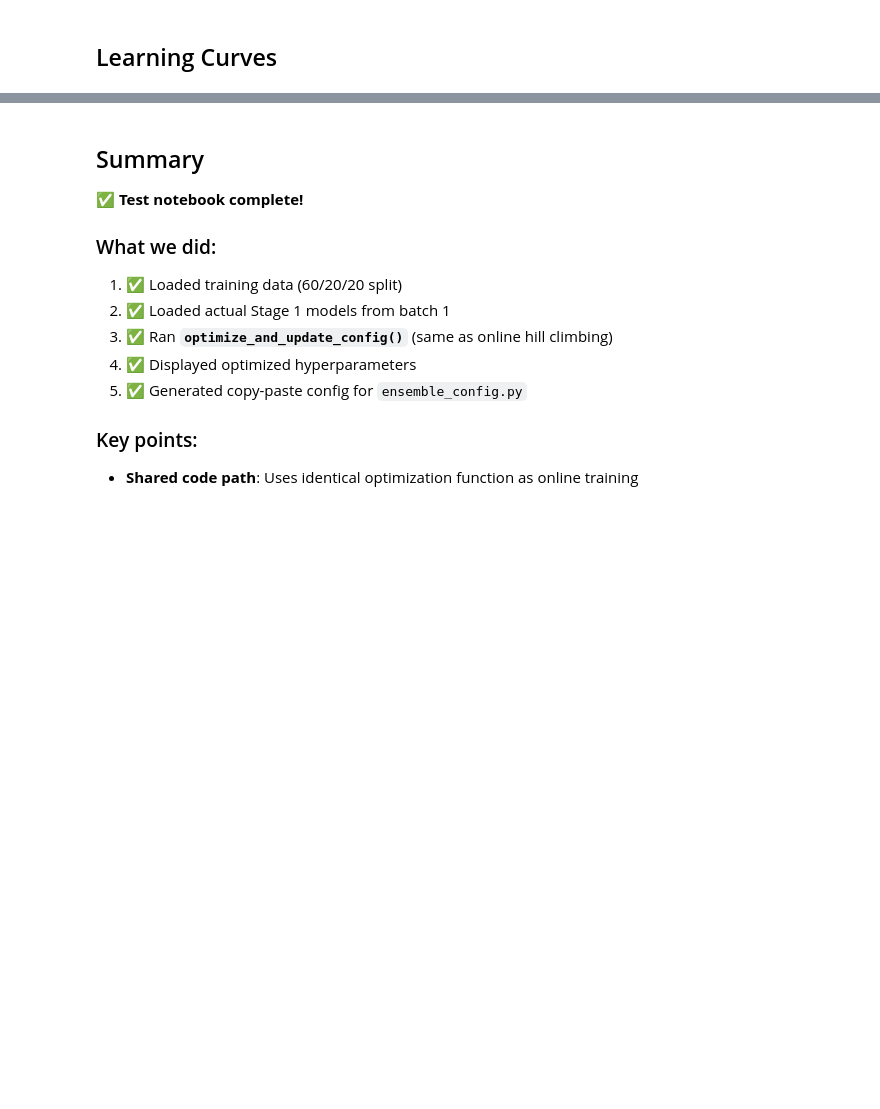
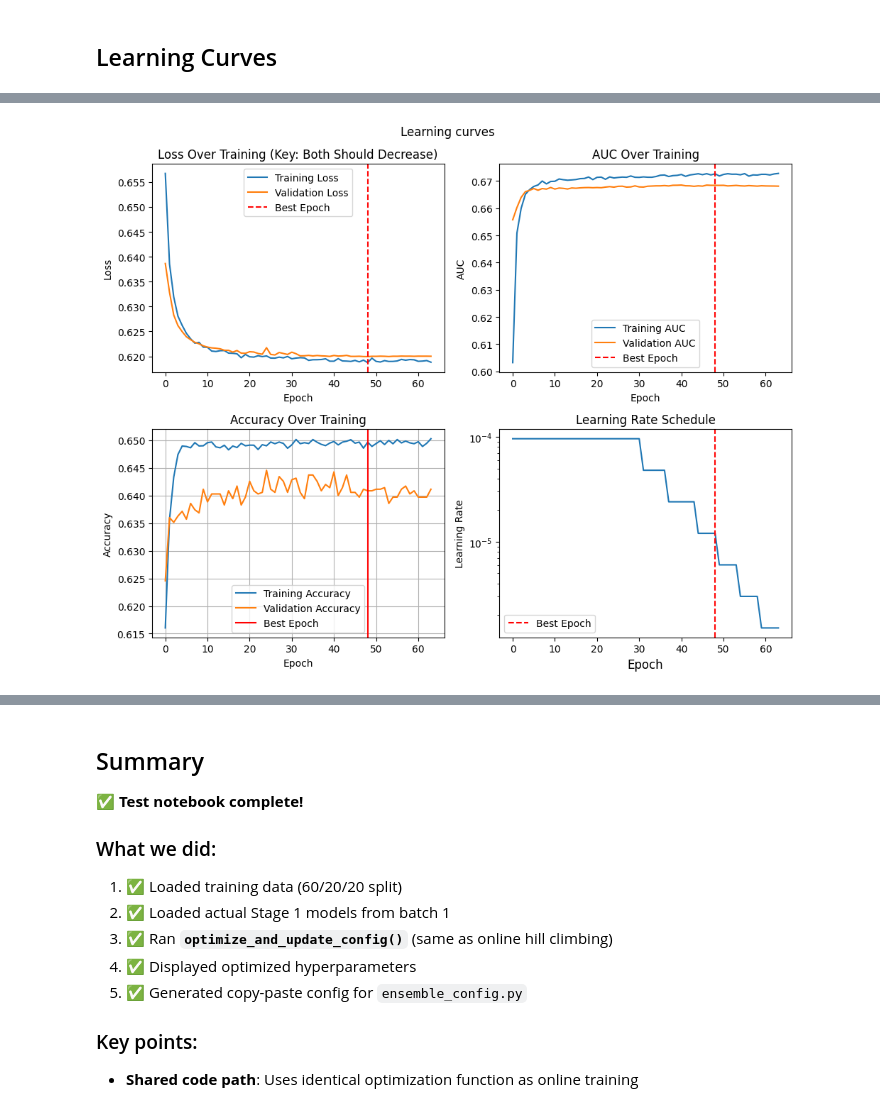
Before and after one commit to gperdrizet/diabetes-prediction, a Jupyter notebook: notebooks/02.2-stage2_dnn_tuning.ipynb, the cells around one changed output, grey strips where cells are left out. Saved outputs shown, nothing was run; the diff lists cells and outputs as text; code cells hidden in the pictures; blank space fills up the shorter version.

Commit message:
Finalied DNN hyperparameter optimization and retraining workflow

```diff
--- a/notebooks/02.2-stage2_dnn_tuning.ipynb
+++ b/notebooks/02.2-stage2_dnn_tuning.ipynb
@@ -326,7 +379,7 @@ tuner_dir.mkdir(parents=True, exist_ok=True)
 def build_model_wrapper(hp):
     """Wrapper for Keras Tuner."""
 
-    model, hps = build_regularized_model(hp, n_models)
+    model, _ = build_regularized_model(hp, n_models)
     return model
 
 tuner = RandomSearch(
@@ -353,6 +406,15 @@ reduce_lr = callbacks.ReduceLROnPlateau(
     min_lr=1e-7,
     verbose=1
 )
+
+print(f"Starting hyperparameter optimization:")
+print(f"  Max trials: {MAX_TRIALS}")
+print(f"  Executions per trial: {EXECUTIONS_PER_TRIAL}")
+print(f"  GPUs available: {len(tf.config.list_physical_devices('GPU'))}")
+print(f"  Estimated time: ~{MAX_TRIALS * 4.4:.0f} minutes (sequential on available GPUs)")
+print()
+print("Note: Keras Tuner will automatically distribute trials across available GPUs.")
+print()
 
 start_time = time.time()
 
@@ -386,6 +448,7 @@ optimized_hps = {
 }
 
 print(f"\nElapsed time: {elapsed_time/60:.1f} minutes ({elapsed_time/3600:.1f} hours)")
+print(f"Average time per trial: {elapsed_time/60/MAX_TRIALS:.1f} minutes")
 print(f"Best validation AUC: {val_auc:.6f}")
 print(f"\nBest Hyperparameters:")
 print(f"  Architecture: {best_hps.get('architecture_type')}")
@@ -519,77 +662,59 @@ print(f"  Best val loss: {min(history.history['val_loss']):.6f}")
 # %%
 # Find best epoch
 best_epoch_idx = np.argmin(history.history['val_loss'])
 
 # Create figure with subplots
-fig, axes = plt.subplots(2, 2, figsize=(16, 12))
+fig, axes = plt.subplots(2, 2, figsize=(10, 8))
+
+fig.suptitle('Learning curves')
 
 # Plot 1: Loss (MOST IMPORTANT - should show both decreasing)
-axes[0, 0].plot(history.history['loss'], label='Training Loss', linewidth=2, color='blue')
-axes[0, 0].plot(history.history['val_loss'], label='Validation Loss', linewidth=2, color='orange')
-axes[0, 0].axvline(x=best_epoch_idx, color='red', linestyle='--', alpha=0.7, label='Best Epoch')
-axes[0, 0].set_xlabel('Epoch', fontsize=12)
-axes[0, 0].set_ylabel('Loss', fontsize=12)
-axes[0, 0].set_title('Loss Over Training (Key: Both Should Decrease)', fontsize=14, fontweight='bold')
-axes[0, 0].legend(fontsize=10)
-axes[0, 0].grid(True, alpha=0.3)
+axes[0, 0].plot(history.history['loss'], label='Training Loss')
+axes[0, 0].plot(history.history['val_loss'], label='Validation Loss')
+axes[0, 0].axvline(x=best_epoch_idx, color='red', linestyle='--', label='Best Epoch')
+axes[0, 0].set_xlabel('Epoch')
+axes[0, 0].set_ylabel('Loss')
+axes[0, 0].set_title('Loss Over Training (Key: Both Should Decrease)')
+axes[0, 0].legend()
 
 # Plot 2: AUC
-axes[0, 1].plot(history.history['auc'], label='Training AUC', linewidth=2, color='blue')
-axes[0, 1].plot(history.history['val_auc'], label='Validation AUC', linewidth=2, color='orange')
-axes[0, 1].axvline(x=best_epoch_idx, color='red', linestyle='--', alpha=0.7, label='Best Epoch')
-axes[0, 1].set_xlabel('Epoch', fontsize=12)
-axes[0, 1].set_ylabel('AUC', fontsize=12)
-axes[0, 1].set_title('AUC Over Training', fontsize=14, fontweight='bold')
-axes[0, 1].legend(fontsize=10)
-axes[0, 1].grid(True, alpha=0.3)
+axes[0, 1].plot(history.history['auc'], label='Training AUC')
+axes[0, 1].plot(history.history['val_auc'], label='Validation AUC')
+axes[0, 1].axvline(x=best_epoch_idx, color='red', linestyle='--', label='Best Epoch')
+axes[0, 1].set_xlabel('Epoch')
+axes[0, 1].set_ylabel('AUC')
+axes[0, 1].set_title('AUC Over Training')
+axes[0, 1].legend()
 
 # Plot 3: Accuracy
-axes[1, 0].plot(history.history['accuracy'], label='Training Accuracy', linewidth=2, color='blue')
-axes[1, 0].plot(history.history['val_accuracy'], label='Validation Accuracy', linewidth=2, color='orange')
-axes[1, 0].axvline(x=best_epoch_idx, color='red', linestyle='--', alpha=0.7, label='Best Epoch')
-axes[1, 0].set_xlabel('Epoch', fontsize=12)
-axes[1, 0].set_ylabel('Accuracy', fontsize=12)
-axes[1, 0].set_title('Accuracy Over Training', fontsize=14, fontweight='bold')
-axes[1, 0].legend(fontsize=10)
-axes[1, 0].grid(True, alpha=0.3)
+axes[1, 0].plot(history.history['accuracy'], label='Training Accuracy')
+axes[1, 0].plot(history.history['val_accuracy'], label='Validation Accuracy')
+axes[1, 0].axvline(x=best_epoch_idx, color='red', label='Best Epoch')
+axes[1, 0].set_xlabel('Epoch')
+axes[1, 0].set_ylabel('Accuracy')
+axes[1, 0].set_title('Accuracy Over Training')
+axes[1, 0].legend()
+axes[1, 0].grid(True)
 
 # Plot 4: Learning Rate Schedule
-if 'lr' in history.history:
-    axes[1, 1].plot(history.history['lr'], linewidth=2, color='green')
-    axes[1, 1].axvline(x=best_epoch_idx, color='red', linestyle='--', alpha=0.7, label='Best Epoch')
-    axes[1, 1].set_xlabel('Epoch', fontsize=12)
-    axes[1, 1].set_ylabel('Learning Rate', fontsize=12)
-    axes[1, 1].set_title('Learning Rate Schedule', fontsize=14, fontweight='bold')
-    axes[1, 1].set_yscale('log')
-    axes[1, 1].legend(fontsize=10)
-    axes[1, 1].grid(True, alpha=0.3)
-else:
-    axes[1, 1].text(0.5, 0.5, 'Learning Rate Not Tracked',
-                    ha='center', va='center', fontsize=14)
-    axes[1, 1].axis('off')
+axes[1, 1].plot(history.history['learning_rate'])
+axes[1, 1].axvline(x=best_epoch_idx, color='red', linestyle='--', label='Best Epoch')
+axes[1, 1].set_xlabel('Epoch', fontsize=12)
+axes[1, 1].set_ylabel('Learning Rate')
+axes[1, 1].set_title('Learning Rate Schedule')
+axes[1, 1].set_yscale('log')
+axes[1, 1].legend()
 
 plt.tight_layout()
 plt.show()
 
-print("\n" + "=" * 80)
-print("TRAINING ANALYSIS")
-print("=" * 80)
-print(f"Best epoch (min val_loss): {best_epoch_idx + 1}")
+print(f"\nBest epoch (min val_loss): {best_epoch_idx + 1}")
 print(f"Training loss at best epoch: {history.history['loss'][best_epoch_idx]:.6f}")
 print(f"Validation loss at best epoch: {history.history['val_loss'][best_epoch_idx]:.6f}")
 print(f"Gap (train - val): {history.history['loss'][best_epoch_idx] - history.history['val_loss'][best_epoch_idx]:.6f}")
 print()
 print(f"Best training AUC: {max(history.history['auc']):.6f}")
 print(f"Best validation AUC: {max(history.history['val_auc']):.6f}")
 print(f"Final validation AUC: {final_auc:.6f}")
-print("=" * 80)
-
-# Overfitting check
-train_val_gap = history.history['loss'][best_epoch_idx] - history.history['val_loss'][best_epoch_idx]
-if train_val_gap < 0.01:
-    print("✅ GOOD: Minimal overfitting (train-val gap < 0.01)")
-elif train_val_gap < 0.05:
-    print("⚠️  MODERATE: Some overfitting (train-val gap 0.01-0.05)")
-else:
-    print("❌ BAD: Significant overfitting (train-val gap > 0.05)")
-print("=" * 80)
+# %% [output]
+[figure, added]
```
Also changed, not shown: parts of 15 cells of this notebook, 2 other files.
